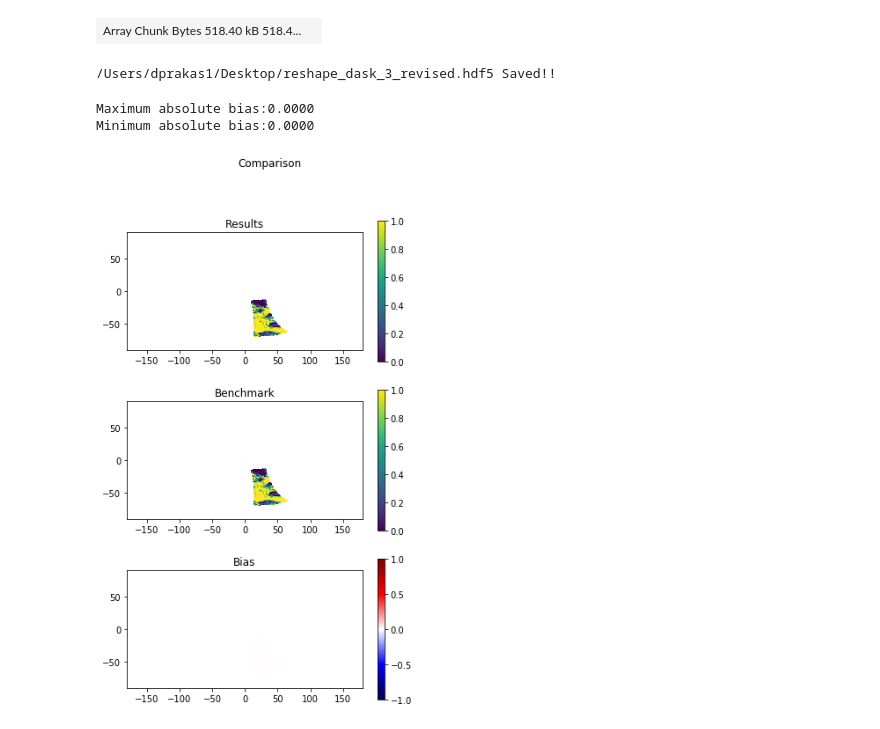
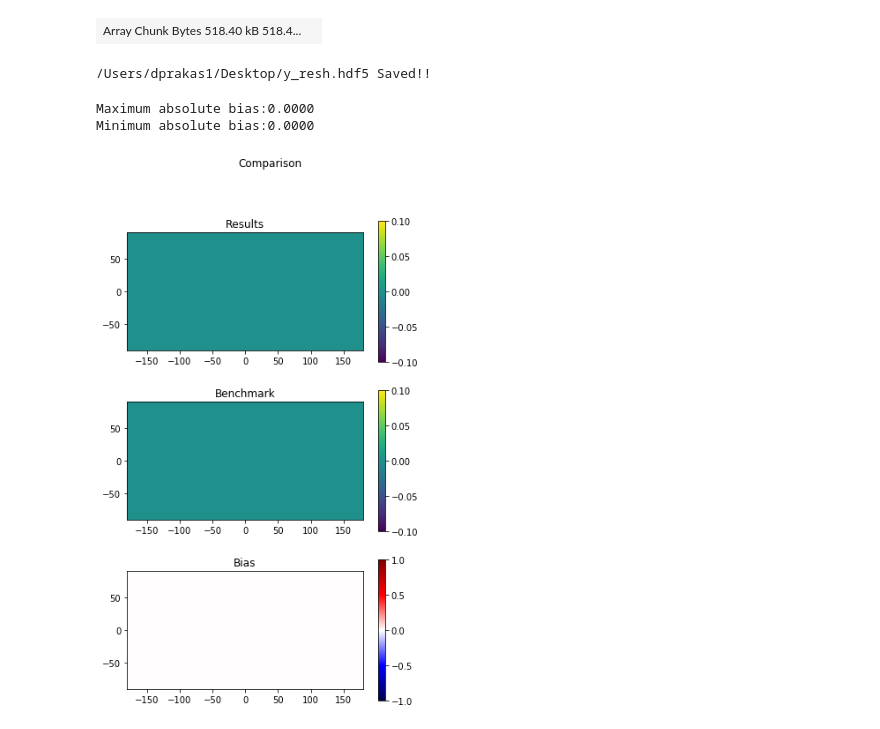
Before and after one commit to big-data-lab-umbc/MODIS_Aggregation, a Jupyter notebook: source/dask/Dask_aggregation_for_each_file.ipynb, the cells around one changed output. Cells and saved outputs as stored; diff of their text form; code cells hidden in the pictures.

```diff
--- a/source/dask/Dask_aggregation_for_each_file.ipynb
+++ b/source/dask/Dask_aggregation_for_each_file.ipynb
@@ -394,8 +437,8 @@ b
 # %% [output]
 | Array Chunk Bytes 518.40 kB 518.4... |  |
 # %%
-total_cloud_fraction = b
-out_name = '/Users/dprakas1/Desktop/reshape_dask_3_revised.hdf5'
+total_cloud_fraction = y_re
+out_name = '/Users/dprakas1/Desktop/y_resh.hdf5'
 def save_hdf(out_name,total_cloud_fraction,lat_bnd,lon_bnd):
     f=h5py.File(out_name,'w')
     PCentry=f.create_dataset('CF',data=total_cloud_fraction)
@@ -414,21 +457,21 @@ def save_hdf(out_name,total_cloud_fraction,lat_bnd,lon_bnd):
 
 save_hdf(out_name,total_cloud_fraction,lat_bnd,lon_bnd)
 # %% [output]
-/Users/dprakas1/Desktop/reshape_dask_3_revised.hdf5 Saved!!
+/Users/dprakas1/Desktop/y_resh.hdf5 Saved!!
 # %%
 #for one day's data
 import h5py
 import numpy as np
 from comparisons import readData, doPlot
 #benchmark_p="/Users/dprakas1/Documents/"
 #CF_BMK,_,_=readData(benchmark_p+"MODAgg_3var_parMonth_20080101.hdf5")#Benchmark
 
-f=h5py.File('/Users/dprakas1/Desktop/reshape_dask_3_revised.hdf5','r')
+f=h5py.File('/Users/dprakas1/Desktop/y_resh.hdf5','r')
 CF_res=f['CF'][:]
 fig1,fig2=doPlot(CF_res,CF_res,'Comparison')
 
 fig1.show()
 # %% [output]
 Maximum absolute bias:0.0000
 Minimum absolute bias:0.0000
-[figure, old version]
+[figure, new version]
```
Also changed, not shown: parts of 9 cells of this notebook.
